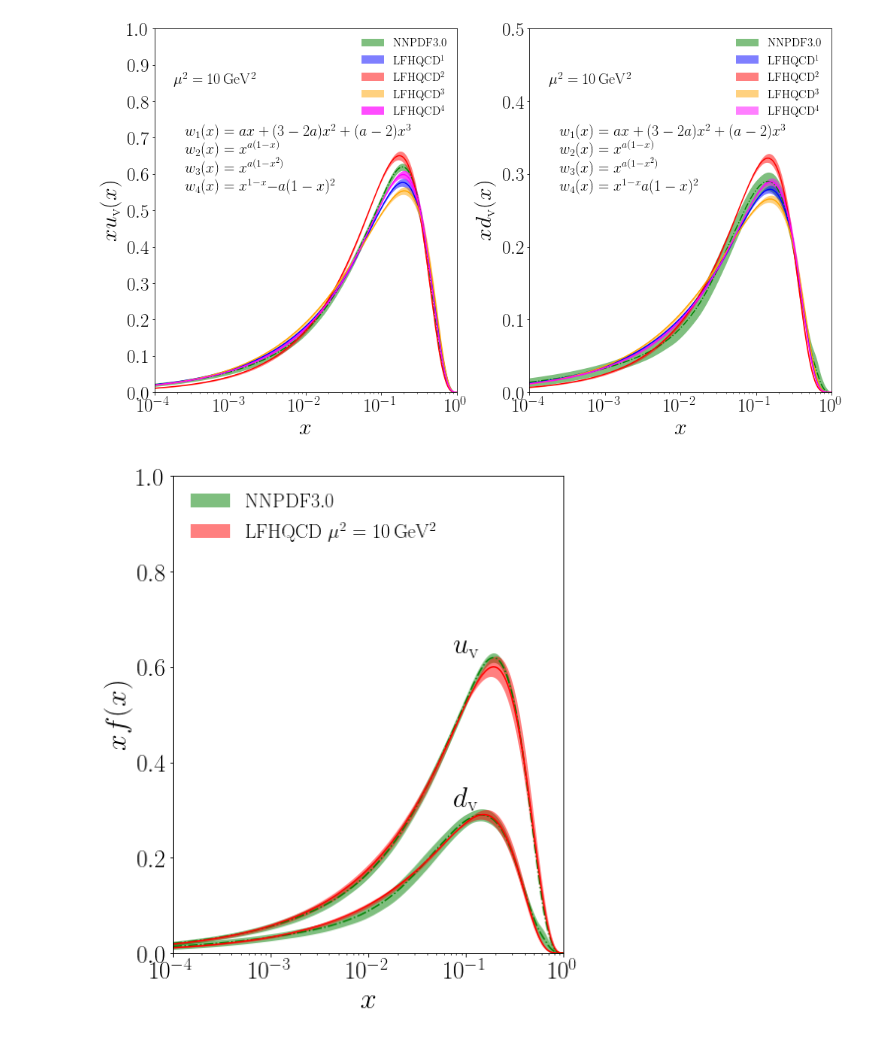
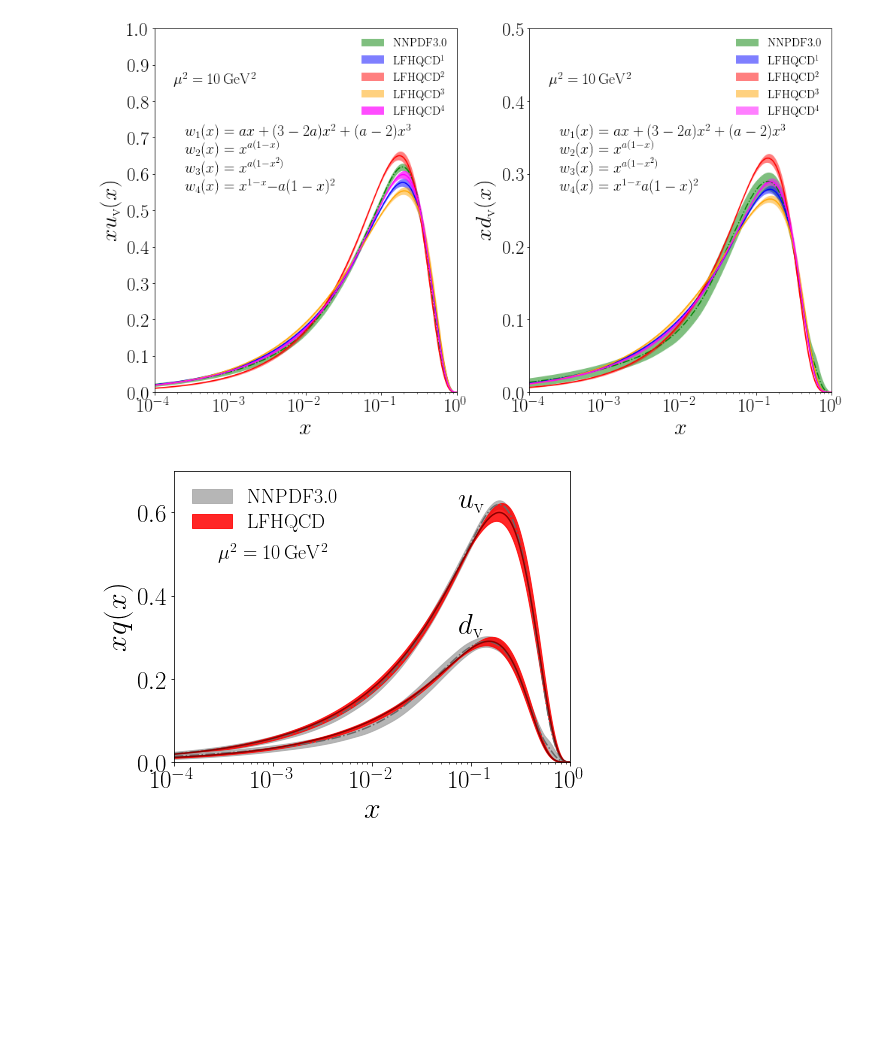
Before and after one commit to TianboLiu/LFHQCD, a Jupyter notebook: evolution/compare-proton.ipynb, the cells around one changed output. Cells and saved outputs as stored; diff of their text form; code cells hidden in the pictures; blank space fills up the shorter version.

```diff
--- a/evolution/compare-proton.ipynb
+++ b/evolution/compare-proton.ipynb
@@ -520,56 +520,58 @@ py.tight_layout()
 [figure]
 # %%
 nrows,ncols=1,1
-py.figure(figsize=(ncols*7,nrows*8))
+py.figure(figsize=(ncols*7,nrows*7*0.75))
 
 ax=py.subplot(nrows,ncols,1)
 #NNPDF
-ax.plot(xf['NNPDF'][:,0],xf['NNPDF'][:,1].T,color='green',ls='-.')
-ax.fill_between(xf['NNPDF'][:,0].T, (xf['NNPDF'][:,1]-xf['NNPDF'][:,2]).T, (xf['NNPDF'][:,1]+xf['NNPDF'][:,2]).T, color='green', alpha=0.5, linewidth=0, label=r'$\rm NNPDF3.0$')
+ax.plot(xf['NNPDF'][:,0],xf['NNPDF'][:,1].T,color='dimgray',ls='-.')
+ax.fill_between(xf['NNPDF'][:,0].T, (xf['NNPDF'][:,1]-xf['NNPDF'][:,2]).T, (xf['NNPDF'][:,1]+xf['NNPDF'][:,2]).T,\
+                color='darkgray', alpha=0.85, linewidth=1, label=r'$\rm NNPDF3.0$')
 #exp3 input
 #ax.plot(xf['proton exp3 input'][:,0].T, xf['proton exp3 input'][:,1].T, color='grey', ls='-')
 #ax.fill_between(xf['proton exp3 input'][:,0].T,\
 #                (xf['proton exp3 input'][:,1]-((xf['proton exp3 input1'][:,1]-xf['proton exp3 input2'][:,1])**2)**0.5/2).T,\
 #                (xf['proton exp3 input'][:,1]+((xf['proton exp3 input1'][:,1]-xf['proton exp3 input2'][:,1])**2)**0.5/2).T,\
 #                color='grey', alpha=0.4, linewidth=0, label=r'$\rm LFHQCD~\mu_0^2=0.75GeV^2$')
 #exp4
-ax.plot(xf['proton exp4 central'][:,0].T, xf['proton exp4 central'][:,1].T, color='red', ls='-')
+ax.plot(xf['proton exp4 central'][:,0].T, xf['proton exp4 central'][:,1].T, color='darkred', ls='-')
 ax.fill_between(xf['proton exp4 central'][:,0].T,\
                 (xf['proton exp4 central'][:,1]-((xf['proton exp4 shift1'][:,1]-xf['proton exp4 shift2'][:,1])**2+(xf['proton exp4 shift3'][:,1]-xf['proton exp4 shift4'][:,1])**2)**0.5/2).T,\
                 (xf['proton exp4 central'][:,1]+((xf['proton exp4 shift1'][:,1]-xf['proton exp4 shift2'][:,1])**2+(xf['proton exp4 shift3'][:,1]-xf['proton exp4 shift4'][:,1])**2)**0.5/2).T,\
-                color='red', alpha=0.5, linewidth=0, label=r'$\rm LFHQCD~\mu^2=10\,GeV^2$')
+                color='red', alpha=0.85, linewidth=1, label=r'$\rm LFHQCD$')
 #NNPDF
-ax.plot(xf['NNPDF'][:,0],xf['NNPDF'][:,3].T,color='g',ls='-.')
-ax.fill_between(xf['NNPDF'][:,0].T, (xf['NNPDF'][:,3]-xf['NNPDF'][:,4]).T, (xf['NNPDF'][:,3]+xf['NNPDF'][:,4]).T, color='green', alpha=0.5, linewidth=0)
+ax.plot(xf['NNPDF'][:,0],xf['NNPDF'][:,3].T,color='dimgray',ls='-.')
+ax.fill_between(xf['NNPDF'][:,0].T, (xf['NNPDF'][:,3]-xf['NNPDF'][:,4]).T, (xf['NNPDF'][:,3]+xf['NNPDF'][:,4]).T,\
+                color='darkgray', alpha=0.85, linewidth=1)
 #exp3 input
 #ax.plot(xf['proton exp3 input'][:,0].T, xf['proton exp3 input'][:,2].T, color='grey', ls='-')
 #ax.fill_between(xf['proton exp3 input'][:,0].T,\
 #                (xf['proton exp3 input'][:,2]-((xf['proton exp3 input1'][:,2]-xf['proton exp3 input2'][:,2])**2)**0.5/2).T,\
 #                (xf['proton exp3 input'][:,2]+((xf['proton exp3 input1'][:,2]-xf['proton exp3 input2'][:,2])**2)**0.5/2).T,\
 #                color='grey', alpha=0.4, linewidth=0)
 #exp4
-ax.plot(xf['proton exp4 central'][:,0].T, xf['proton exp4 central'][:,2].T, color='red', ls='-')
+ax.plot(xf['proton exp4 central'][:,0].T, xf['proton exp4 central'][:,2].T, color='darkred', ls='-')
 ax.fill_between(xf['proton exp4 central'][:,0].T,\
                 (xf['proton exp4 central'][:,2]-((xf['proton exp4 shift1'][:,2]-xf['proton exp4 shift2'][:,2])**2+(xf['proton exp4 shift3'][:,2]-xf['proton exp4 shift4'][:,2])**2)**0.5/2).T,\
                 (xf['proton exp4 central'][:,2]+((xf['proton exp4 shift1'][:,2]-xf['proton exp4 shift2'][:,2])**2+(xf['proton exp4 shift3'][:,2]-xf['proton exp4 shift4'][:,2])**2)**0.5/2).T,\
-                color='red', alpha=0.5, linewidth=0)
+                color='red', alpha=0.85, linewidth=1)
 #setting
 ax.set_xlabel(r'$x$',size=30)
-ax.set_ylabel(r'$xf(x)$',size=30)
+ax.set_ylabel(r'$xq(x)$',size=30)
 ax.set_xlim(1e-4,1)
-ax.set_ylim(0,1.0)
+ax.set_ylim(0,0.7)
 ax.set_xscale('log')
 ax.tick_params(axis='both', which='major', labelsize=25)
 #ax.set_xticks([0.0,0.2,0.4,0.6,0.8,1.0])
-ax.set_yticks([0.0,0.2,0.4,0.6,0.8,1.0])
-#ax.text(0.20,0.90,r'$\rm \mu_0^2 = 0.75\,GeV^2$',horizontalalignment='center',transform=ax.transAxes,size=20)
-#ax.text(0.20,0.85,r'$\rm \mu^2 = 10\,GeV^2$',horizontalalignment='center',transform=ax.transAxes,size=20)
+#ax.set_yticks([0.0,0.2,0.4,0.6,0.8])
+#ax.text(0.20,0.70,r'$\rm \mu_0^2 = 0.75\,GeV^2$',horizontalalignment='center',transform=ax.transAxes,size=20)
+ax.text(0.25,0.70,r'$\rm \mu^2 = 10\,GeV^2$',horizontalalignment='center',transform=ax.transAxes,size=20)
 #ax.text(0.10,0.70,r'$w(x)=x^{1-x}e^{-a(1-x)^2}$',horizontalalignment='left',transform=ax.transAxes,size=20)
-ax.text(0.10,0.62,r'$u_{\rm v}$',horizontalalignment='center',size=29)
+ax.text(0.10,0.60,r'$u_{\rm v}$',horizontalalignment='center',size=29)
 ax.text(0.10,0.30,r'$d_{\rm v}$',horizontalalignment='center',size=29)
-ax.legend(fontsize=20,frameon=False,loc='upper left')
+ax.legend(fontsize=20,frameon=False, labelspacing=0.3, loc='upper left')
 
 py.tight_layout()
 py.savefig('results/proton-xf.pdf')
 # %% [output]
-[figure, old version]
+[figure, new version]
```
Also changed, not shown: 1 other file.
